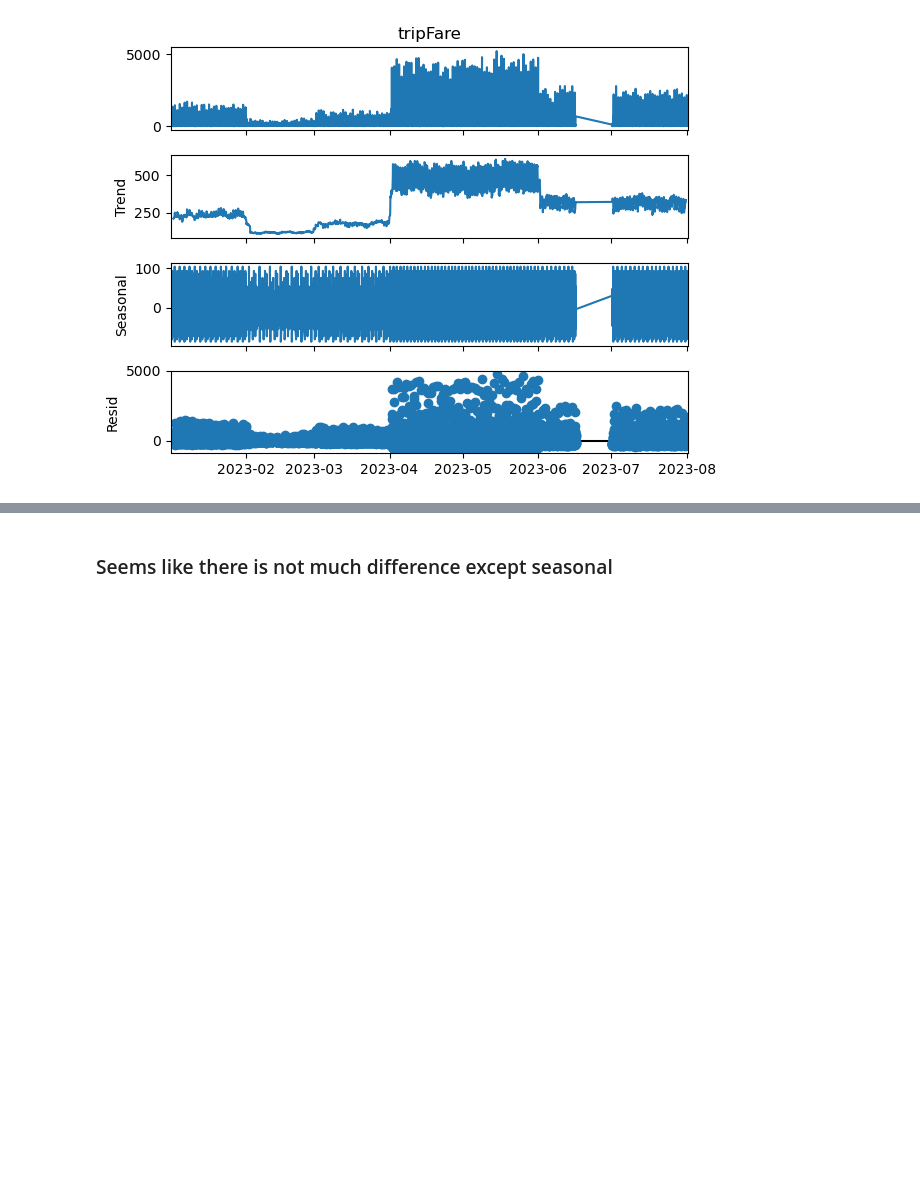
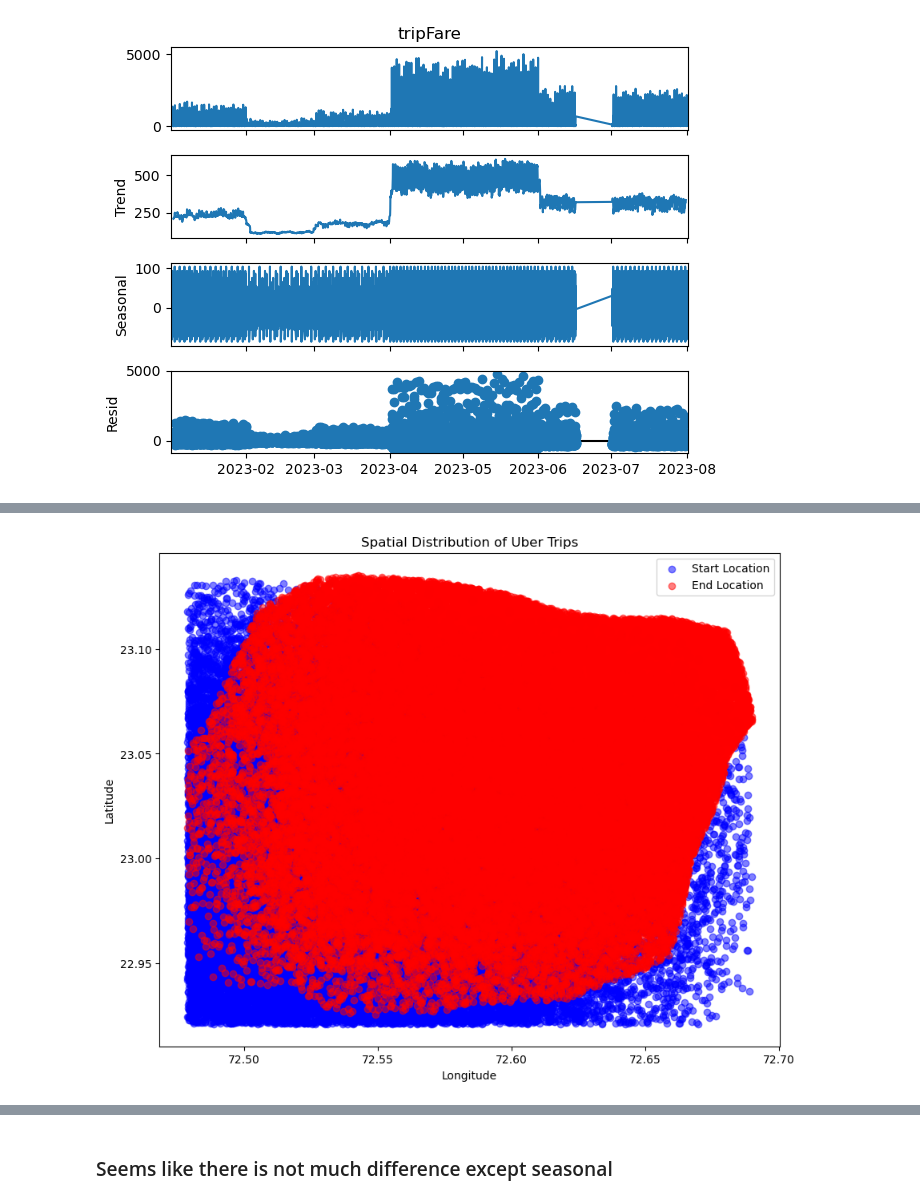
Before and after one commit to DataWizard-Yash/Taxi-Demand-Analysis, a Jupyter notebook: data_preprocessing.ipynb, the cells around one changed output, grey strips where cells are left out. Cells and saved outputs as stored; diff of their text form; code cells hidden in the pictures; blank space fills up the shorter version.

```diff
--- a/data_preprocessing.ipynb
+++ b/data_preprocessing.ipynb
@@ -344,0 +347,9 @@ plt.show()
+# %%
+df['startLocation'] = df['startLocation'].apply(lambda x: ast.literal_eval(x) if isinstance(x, str) else x)
+df['endLocation'] = df['endLocation'].apply(lambda x: ast.literal_eval(x) if isinstance(x, str) else x)
+# %%
+# Extracting latitude and longitude into new columns
+df['startLatitude'] = df['startLocation'].apply(lambda x: x[0])
+df['startLongitude'] = df['startLocation'].apply(lambda x: x[1])
+df['endLatitude'] = df['endLocation'].apply(lambda x: x[0])
+df['endLongitude'] = df['endLocation'].apply(lambda x: x[1])
@@ -344,0 +375,12 @@ plt.show()
+# %%
+# Visualize spatial distribution using a scatter plot
+plt.figure(figsize=(10, 8))
+plt.scatter(df['startLongitude'], df['startLatitude'], alpha=0.5, label='Start Location', color='blue')
+plt.scatter(df['endLongitude'], df['endLatitude'], alpha=0.5, label='End Location', color='red')
+plt.title('Spatial Distribution of Uber Trips')
+plt.xlabel('Longitude')
+plt.ylabel('Latitude')
+plt.legend()
+plt.show()
+# %% [output]
+[figure, added]
```
Also changed, not shown: parts of 16 cells of this notebook, 2 other files.
